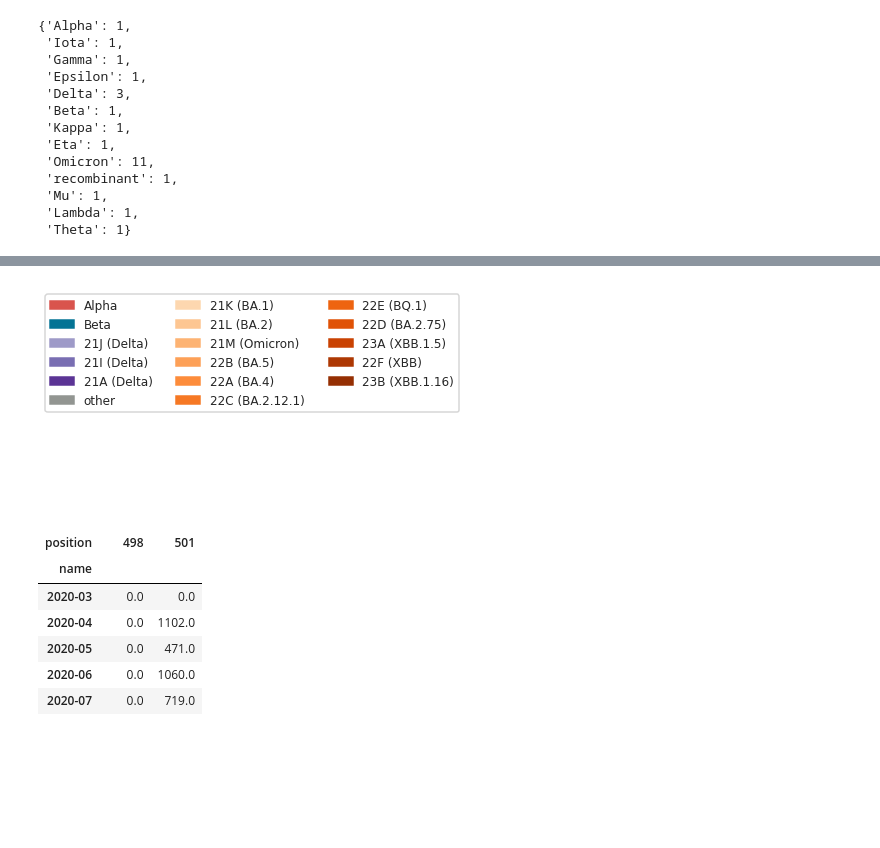
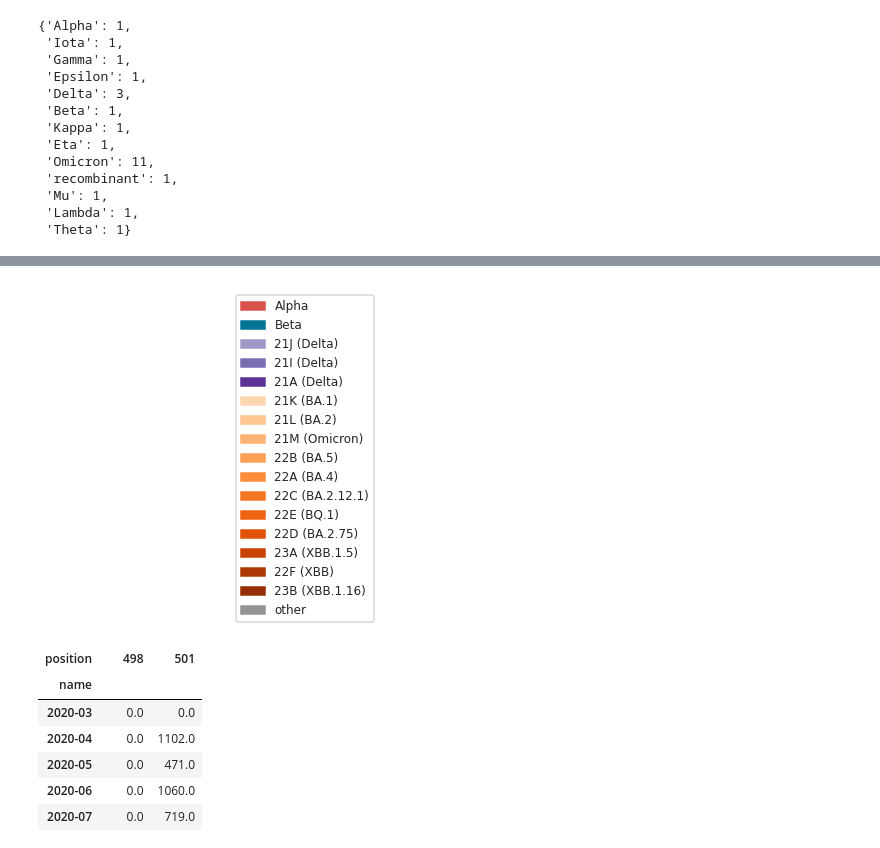
Before and after one commit to microbial-pangenomes-lab/2022_sarscov2_epistasis, a Jupyter notebook: notebooks/figure_3.ipynb, the cells around one changed output, grey strips where cells are left out. Saved outputs shown, nothing was run; the diff lists cells and outputs as text; code cells hidden in the pictures; blank space fills up the shorter version.

```diff
--- a/notebooks/figure_3.ipynb
+++ b/notebooks/figure_3.ipynb
@@ -842,38 +841,35 @@ plt.savefig('time_9.svg',
 # %%
 patches = []
-b = True
 for k, v in voc.items():
     if type(v) == str:
-        if v != 'xkcd:grey' or (v == 'xkcd:grey' and b):
-            if v == 'xkcd:grey':
-                label = 'other'
-                b = False
-            else:
-                label = k
-            patch = mpatches.Patch(color=v, label=label)
+        if v != 'xkcd:grey':
+            patch = mpatches.Patch(color=v, label=k)
             patches.append(patch)
     else:
         for k1, v1 in voc[k].items():
             patch = mpatches.Patch(color=v1, label=k1)
             patches.append(patch)
 
-plt.legend(handles=patches, facecolor='w', fontsize=12, ncols=3)
+patch = mpatches.Patch(color='xkcd:grey', label='other')
+patches.append(patch)
+
+plt.legend(handles=patches, facecolor='w', fontsize=12, ncols=1)
 
 plt.xticks([])
 plt.yticks([])
 
 sns.despine(left=True, bottom=True)
 
 plt.savefig('time_9_legend.png',
             dpi=300,
             bbox_inches='tight',
             transparent=True)
 plt.savefig('time_9_legend.svg',
             dpi=300,
             bbox_inches='tight',
             transparent=True);
 # %% [output]
-[figure, old version]
+[figure, new version]
 # %%
 res = []
 for f in os.listdir('../out/time-lineages/'):
```
Also changed, not shown: parts of 2 cells of this notebook.
